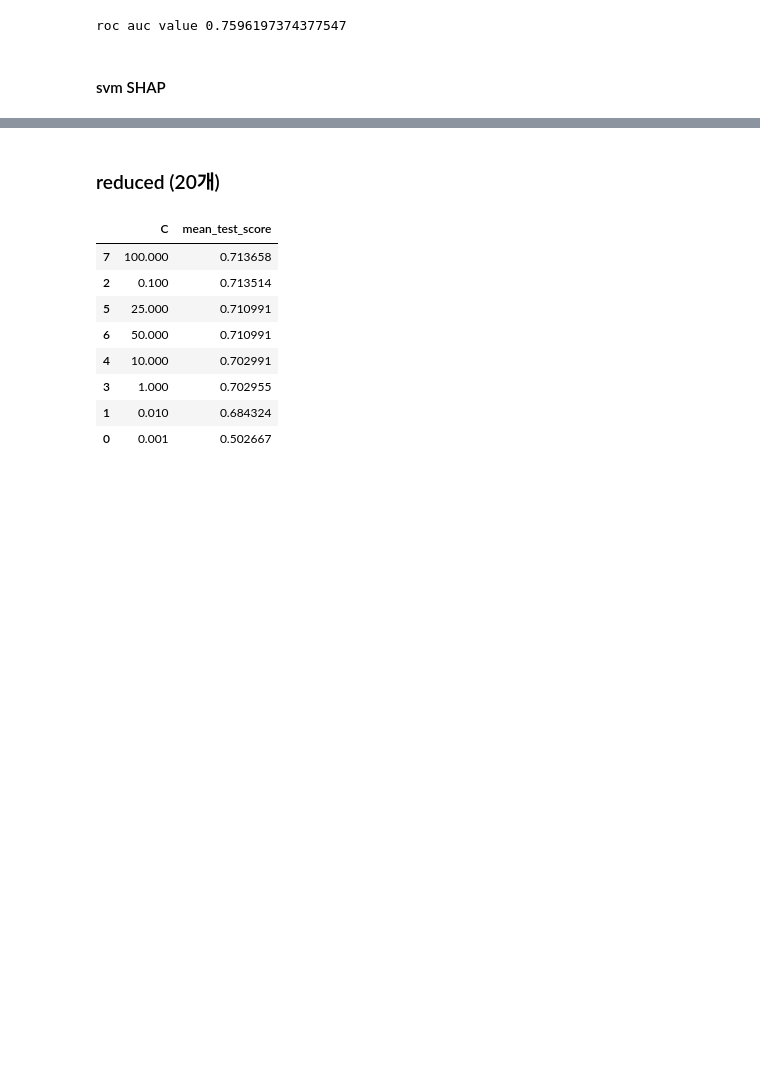
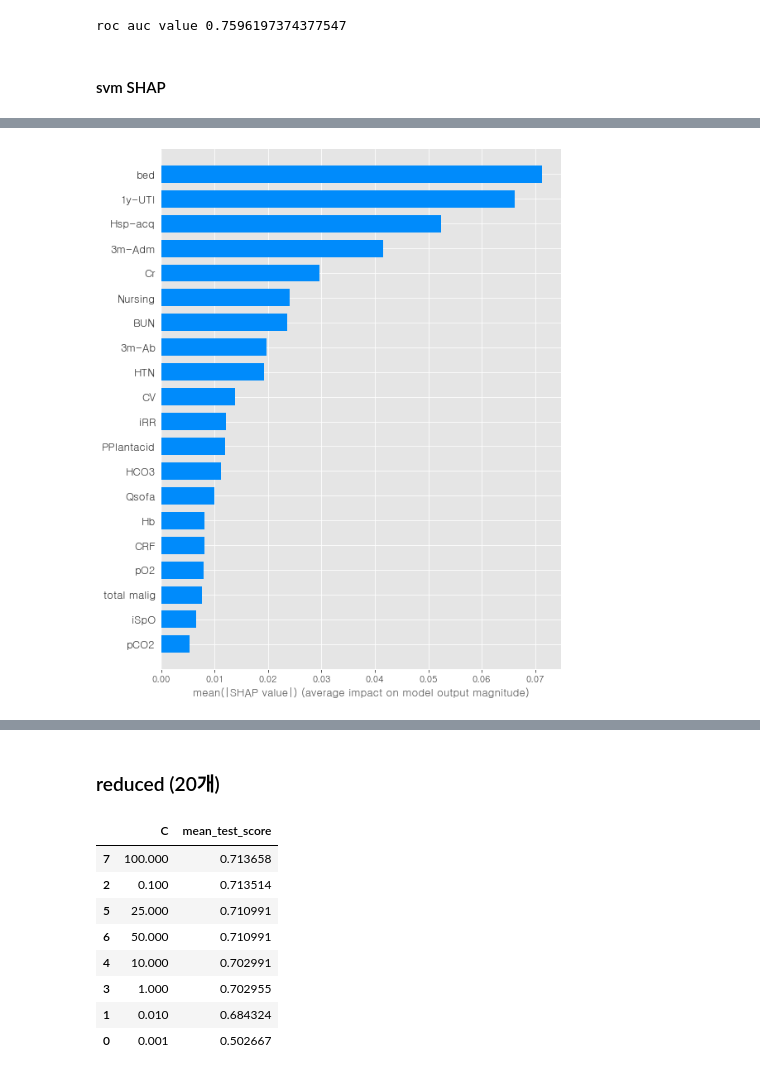
Before and after one commit to bub3690/22-1_multivariate, a Jupyter notebook: final_project/Classification-rftree-pre.ipynb, the cells around one changed output, grey strips where cells are left out. Drawn from its saved outputs; the diff is of its cells as text; code cells hidden in the pictures; blank space fills up the shorter version.

```diff
--- a/final_project/Classification-rftree-pre.ipynb
+++ b/final_project/Classification-rftree-pre.ipynb
@@ -1581,3 +1602,5 @@ shap.summary_plot(shap_values,x_train_rftree_svm,feature_names=features,plot_typ
 # %%
-shap.summary_plot(shap_values, x_train_rftree_svm, plot_type='bar',max_display=20)
+shap.summary_plot(shap_values[1], x_train_rftree_svm, plot_type='bar',max_display=20)
+# %% [output]
+[figure, added]
 # %%
```
Also changed, not shown: parts of 20 cells of this notebook, 4 other files.
